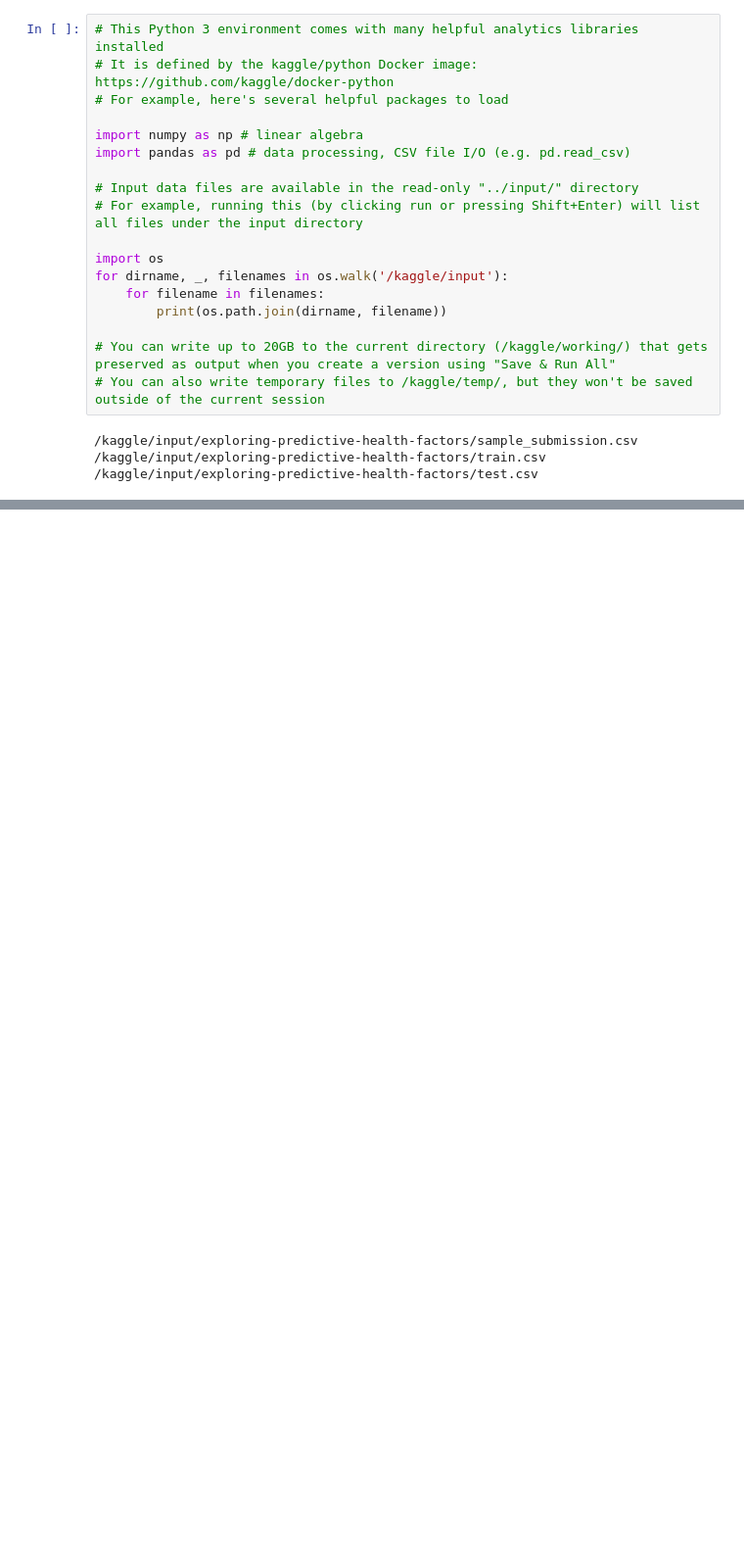
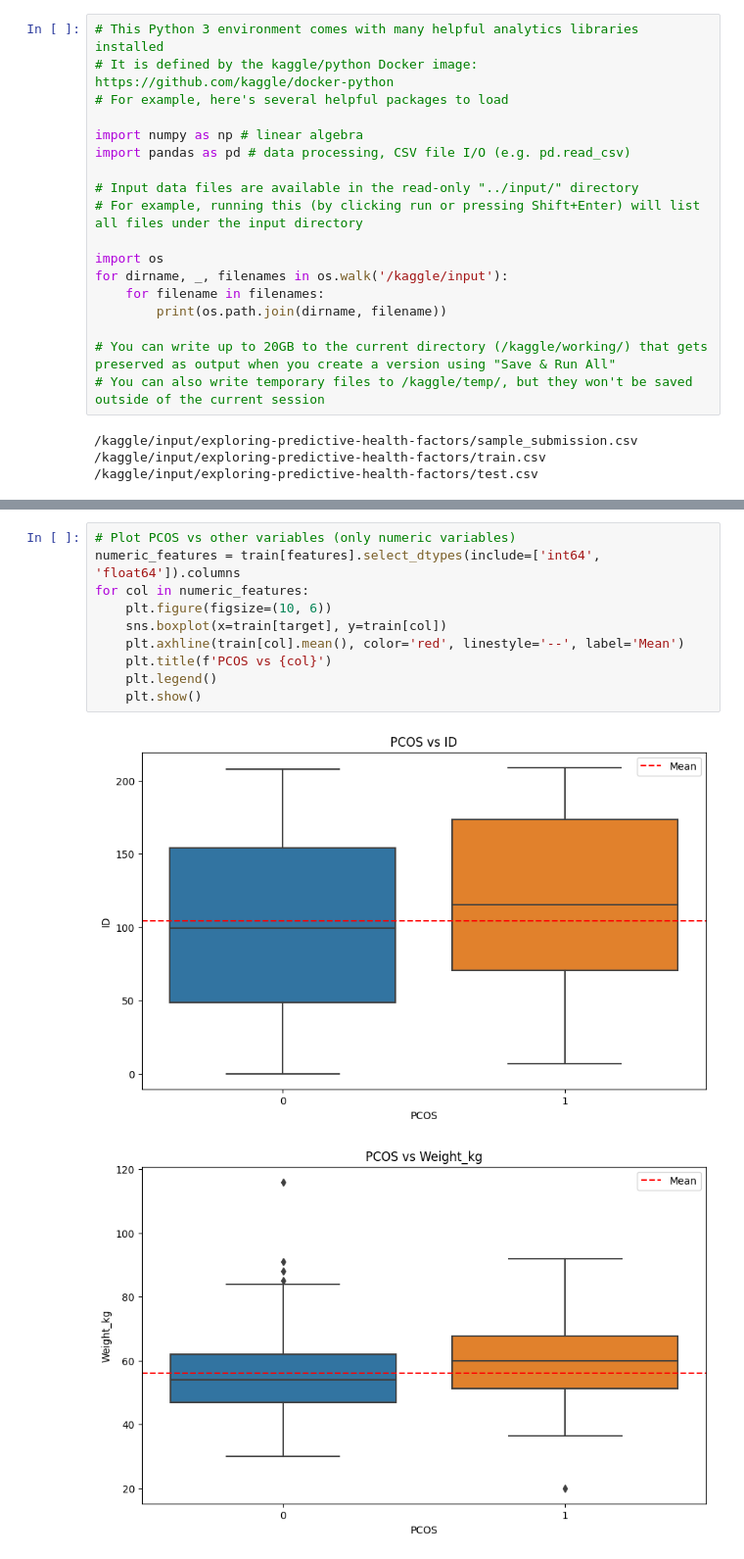
Before and after one commit to srinadhyarlagadda/PCOS-Project, a Jupyter notebook: pcos-project.ipynb, the cells around one changed output, grey strips where cells are left out. Shown: that part at 98% size. Drawn from its saved outputs; the diff is of its cells as text; blank space fills up the shorter version.

```diff
--- a/pcos-project.ipynb
+++ b/pcos-project.ipynb
@@ -22,0 +96,13 @@ for dirname, _, filenames in os.walk('/kaggle/input'):
+# %%
+# Plot PCOS vs other variables (only numeric variables)
+numeric_features = train[features].select_dtypes(include=['int64', 'float64']).columns
+for col in numeric_features:
+    plt.figure(figsize=(10, 6))
+    sns.boxplot(x=train[target], y=train[col])
+    plt.axhline(train[col].mean(), color='red', linestyle='--', label='Mean')
+    plt.title(f'PCOS vs {col}')
+    plt.legend()
+    plt.show()
+# %% [output]
+[figure, added]
+[figure, added]
```
Also changed, not shown: parts of 23 cells of this notebook.
